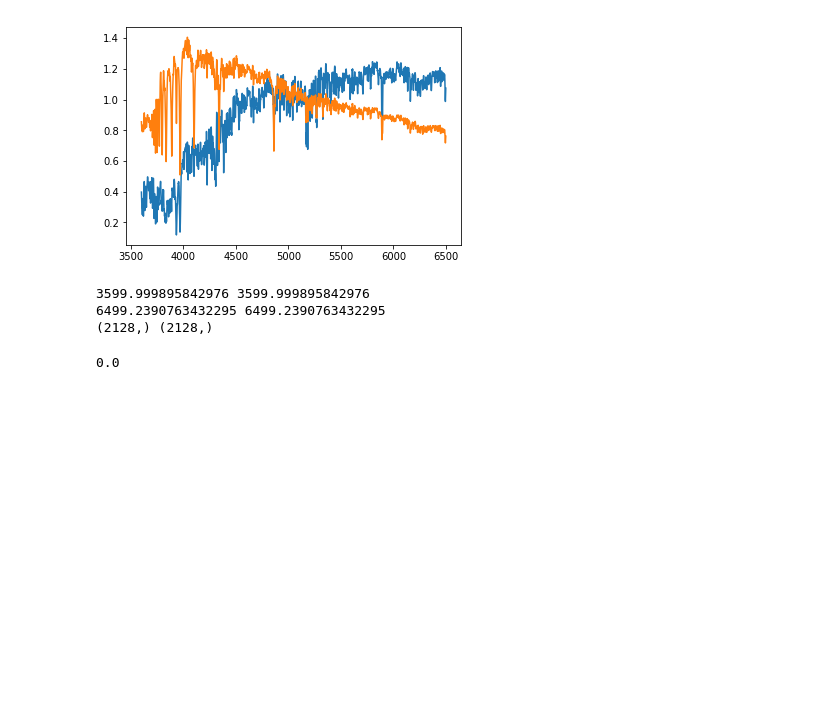
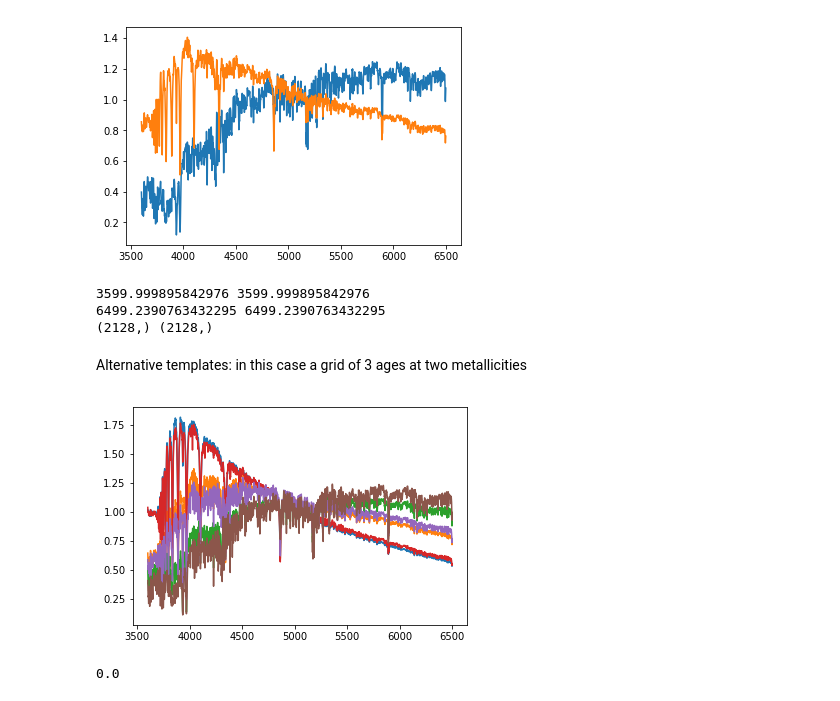
Before and after one commit to ritatojeiro/desi_gqp, a Jupyter notebook: nb/start_example.ipynb, the cells around one changed output. Cells and saved outputs as stored; diff of their text form; code cells hidden in the pictures; blank space fills up the shorter version.

Commit message:
added option for multiple ssp templates

```diff
--- a/nb/start_example.ipynb
+++ b/nb/start_example.ipynb
@@ -120,6 +122,41 @@ def read_simple_templates(velscale, lamrange):
     plt.plot(np.exp(1)**logLam2, model2)
 
     return (logLam1, templates)
+# %%
+def make_ssp_templates(velscale, lamrange,ages, metallicities):
+
+    #initialise FSPS models
+    sp = fsps.StellarPopulation(compute_vega_mags=False, zcontinuous=1,
+                                sfh=0)
+
+    #total number of templates
+    N = len(ages) * len(metallicities)
+
+    #get the wavelength vector and initialise the array to hold all the templates
+    wave,_ = sp.get_spectrum(tage=1,peraa=True)
+    templates = np.zeros((len(wave), N))
+
+    #now loop through the given metallicities and ages to create each template in turn
+    c=0
+    for Z in metallicities:
+        sp.params['logzsol']=Z
+        for age in ages:
+            wave, flux = sp.get_spectrum(tage=age,peraa=True) #in L_solar/AA
+            templates[:,c] = (flux * 3.839e26) #in W/AA
+            c=c+1
+
+    #now mask and re-grid
+    mask = ((wave >= lamrange[0]) & (wave <= lamrange[1]))
+    wave = wave[mask]
+    template_rb, logLam, velscale_out = util.log_rebin([wave[0], wave[-1]], templates[mask,0], velscale=velscale)
+
+    templates_out = np.zeros((len(logLam), N))
+    templates_out[:,0] = template_rb
+    plt.plot(np.exp(1)**logLam, templates_out[:,0]/np.median(templates_out[:,0]))
+    for i in range(1,N):
+        templates_out[:,i], logLam, velscale_out = util.log_rebin([wave[0], wave[-1]], templates[mask,i], velscale=velscale)
+        plt.plot(np.exp(1)**logLam, templates_out[:,i]/np.median(templates_out[:,i]))
+    return logLam, templates_out
 # %%
 def to_common_grid(wave,flux):
     wave_i = 3500
@@ -298,6 +335,14 @@ print(np.shape(lam_temp), np.shape(lam_gal))
 3599.999895842976 3599.999895842976
 6499.2390763432295 6499.2390763432295
 (2128,) (2128,)
+# %% [markdown]
+Alternative templates: in this case a grid of 3 ages at two metallicities
+# %%
+ages = [0.1, 1, 10] #in Gyrs
+Z = [-0.5, 0] #in log10(Z/Zsolar)
+loglam_temp_ssp, templates_ssp = make_ssp_templates(velscale,lam_bounds, ages, Z)
+# %% [output]
+[figure, added]
 # %%
 #Lifted straight out of the ppxf examples. Note dv should be zero here as we're working on a fixed grid.
 
```
Also changed, not shown: parts of 2 cells of this notebook.
